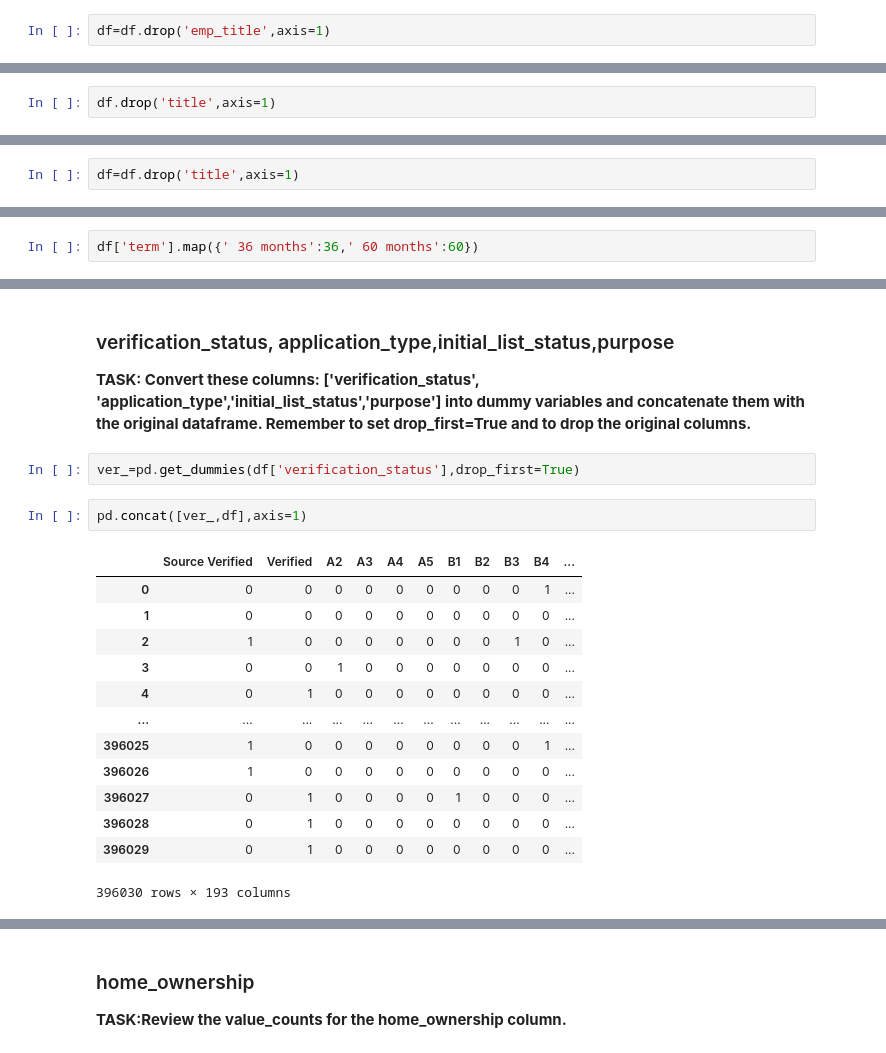
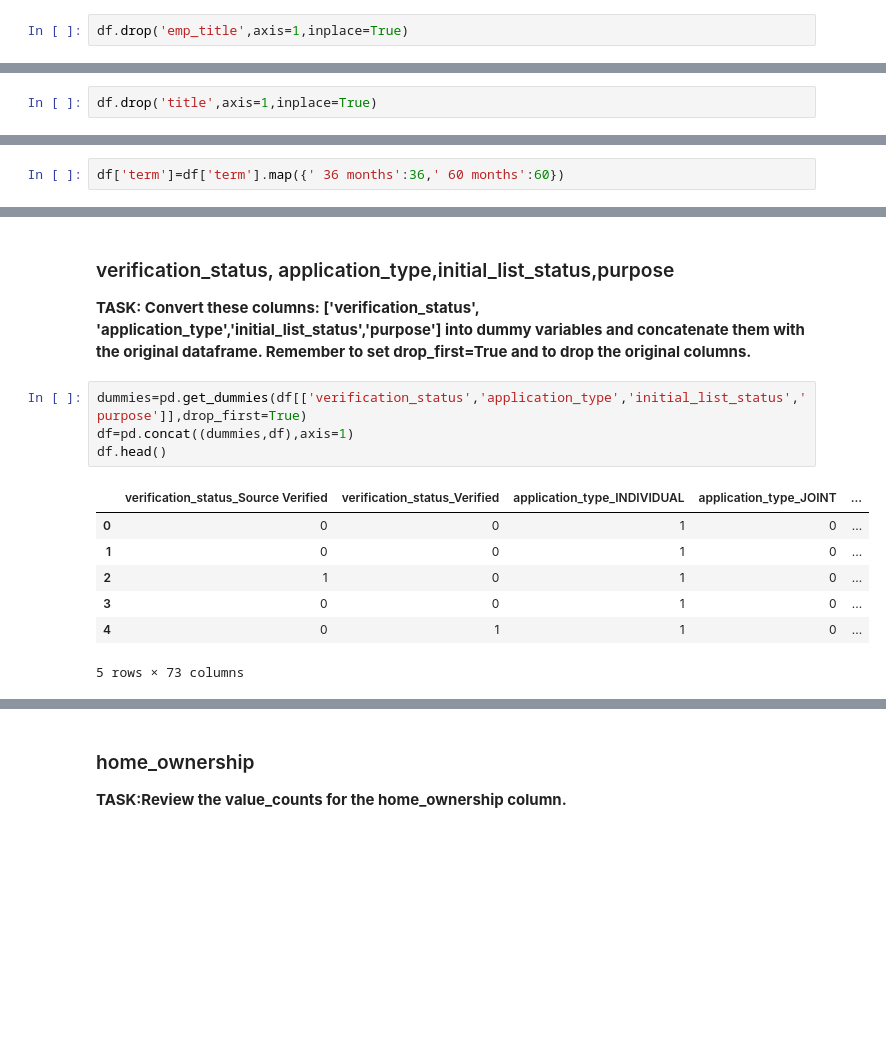
Before and after one commit to YixinPhang/TensorFlow, a Jupyter notebook: Keras-Project.ipynb, the cells around one changed output, grey strips where cells are left out. Drawn from its saved outputs; the diff is of its cells as text; blank space fills up the shorter version.

```diff
--- a/Keras-Project.ipynb
+++ b/Keras-Project.ipynb
@@ -578,7 +569,7 @@ Name: emp_title, Length: 173105, dtype: int64
 # %% [markdown]
 **TASK: Realistically there are too many unique job titles to try to convert this to a dummy variable feature. Let's remove that emp_title column.**
 # %%
-df=df.drop('emp_title',axis=1)
+df.drop('emp_title',axis=1,inplace=True)
 # %%
 df.info()
 # %% [output]
@@ -759,4 +750,4 @@ Name: purpose, dtype: object
 # %% [markdown]
 **TASK: The title column is simply a string subcategory/description of the purpose column. Go ahead and drop the title column.**
 # %%
-df.drop('title',axis=1)
+df.drop('title',axis=1,inplace=True)
@@ -932,5 +889,3 @@ df['revol_util'].count()
-# %%
-df=df.drop('title',axis=1)
 # %%
 df.dropna(axis=1,inplace=True)
 df.isnull().sum()
@@ -997,4 +952,4 @@ df['term'].unique()
 # %% [output]
 array([' 36 months', ' 60 months'], dtype=object)
 # %%
-df['term'].map({' 36 months':36,' 60 months':60})
+df['term']=df['term'].map({' 36 months':36,' 60 months':60})
@@ -1036,21 +978,15 @@ df.drop('sub_grade',axis=1,inplace=True)
 ### verification_status, application_type,initial_list_status,purpose
 **TASK: Convert these columns: ['verification_status', 'application_type','initial_list_status','purpose'] into dummy variables and concatenate them with the original dataframe. Remember to set drop_first=True and to drop the original columns.**
 # %%
-ver_=pd.get_dummies(df['verification_status'],drop_first=True)
+dummies=pd.get_dummies(df[['verification_status','application_type','initial_list_status','purpose']],drop_first=True)
+df=pd.concat((dummies,df),axis=1)
+df.head()
+# %% [output]
+|  | verification_status_Source Verified | verification_status_Verified | application_type_INDIVIDUAL | application_type_JOINT | ... |
+| 0 | 0 | 0 | 1 | 0 | ... |
+| 1 | 0 | 0 | 1 | 0 | ... |
+| 2 | 1 | 0 | 1 | 0 | ... |
+| 3 | 0 | 0 | 1 | 0 | ... |
+| 4 | 0 | 1 | 1 | 0 | ... |
+5 rows × 73 columns
-# %%
-pd.concat([ver_,df],axis=1)
-# %% [output]
-|  | Source Verified | Verified | A2 | A3 | A4 | A5 | B1 | B2 | B3 | B4 | ... |
-| 0 | 0 | 0 | 0 | 0 | 0 | 0 | 0 | 0 | 0 | 1 | ... |
-| 1 | 0 | 0 | 0 | 0 | 0 | 0 | 0 | 0 | 0 | 0 | ... |
-| 2 | 1 | 0 | 0 | 0 | 0 | 0 | 0 | 0 | 1 | 0 | ... |
-| 3 | 0 | 0 | 1 | 0 | 0 | 0 | 0 | 0 | 0 | 0 | ... |
-| 4 | 0 | 1 | 0 | 0 | 0 | 0 | 0 | 0 | 0 | 0 | ... |
-| ... | ... | ... | ... | ... | ... | ... | ... | ... | ... | ... | ... |
-| 396025 | 1 | 0 | 0 | 0 | 0 | 0 | 0 | 0 | 0 | 1 | ... |
-| 396026 | 1 | 0 | 0 | 0 | 0 | 0 | 0 | 0 | 0 | 0 | ... |
-| 396027 | 0 | 1 | 0 | 0 | 0 | 0 | 1 | 0 | 0 | 0 | ... |
-| 396028 | 0 | 1 | 0 | 0 | 0 | 0 | 0 | 0 | 0 | 0 | ... |
-| 396029 | 0 | 1 | 0 | 0 | 0 | 0 | 0 | 0 | 0 | 0 | ... |
-396030 rows × 193 columns
 # %%
```
Also changed, not shown: parts of 51 cells of this notebook.
